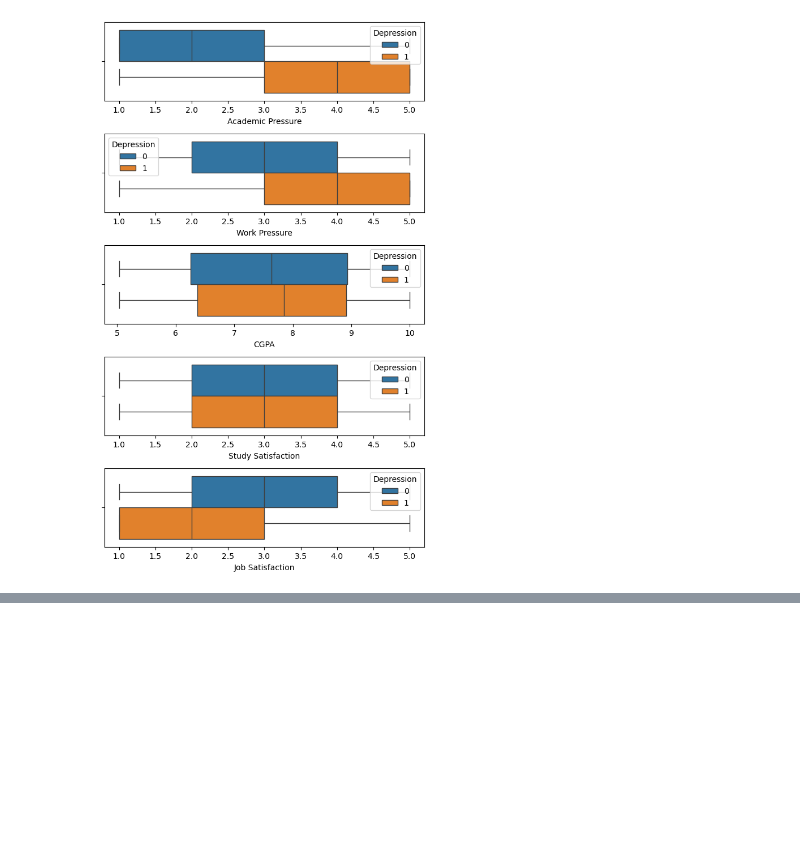
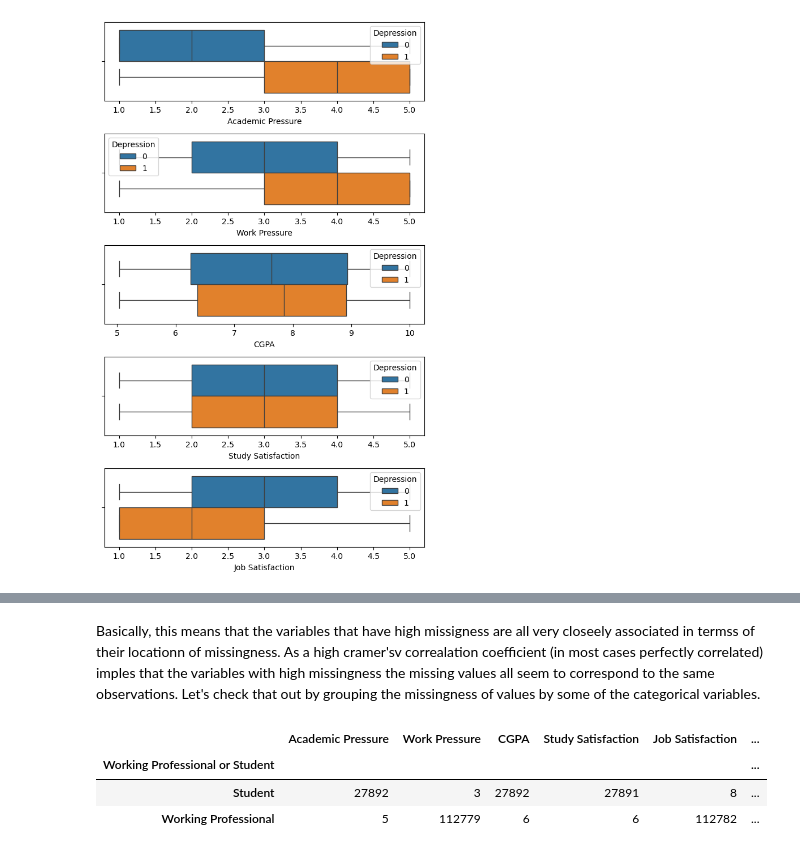
Before and after one commit to ricrichardthomas1/kaggle_mental, a Jupyter notebook: mental.ipynb, the cells around one changed output, grey strips where cells are left out. Cells and saved outputs as stored; diff of their text form; code cells hidden in the pictures; blank space fills up the shorter version.

```diff
--- a/mental.ipynb
+++ b/mental.ipynb
@@ -76,0 +102,4 @@ from sklearn.preprocessing import OneHotEncoder
+# %%
+prof_val_counts = df['Profession'].value_counts()
+df1['Profession'] = df1['Profession'].apply(lambda x: 'Others' if not pd.isna(x) and prof_val_counts[x] < 50 else x)
+df1['Profession'].value_counts()
@@ -76,0 +124,4 @@ from sklearn.preprocessing import OneHotEncoder
+# %%
+sleep_val_counts = df['Sleep Duration'].value_counts()
+df1['Sleep Duration'] = df1['Sleep Duration'].apply(lambda x: 'Others' if not pd.isna(x) and sleep_val_counts[x] < 50 else x)
+df1['Sleep Duration'].value_counts()
@@ -76,0 +230,9 @@ from sklearn.preprocessing import OneHotEncoder
+# %% [markdown]
+Basically, this means that the variables that have high missigness are all very closeely associated in termss of their locationn of missingness. As a high cramer'sv correalation coefficient (in most cases perfectly correlated) imples that the variables with high missingness the missing values all seem to correspond to the same observations. Let's check that out by grouping the missingness of values by some of the categorical variables.
+# %%
+df1[['Working Professional or Student','Academic Pressure','Work Pressure','CGPA', 'Study Satisfaction', 'Job Satisfaction', 'Profession' ,'id']].groupby(['Working Professional or Student']).count()
+# %% [output]
+|  | Academic Pressure | Work Pressure | CGPA | Study Satisfaction | Job Satisfaction | ... |
+| Working Professional or Student |  |  |  |  |  | ... |
+| Student | 27892 | 3 | 27892 | 27891 | 8 | ... |
+| Working Professional | 5 | 112779 | 6 | 6 | 112782 | ... |
```
Also changed, not shown: parts of 18 cells of this notebook.
